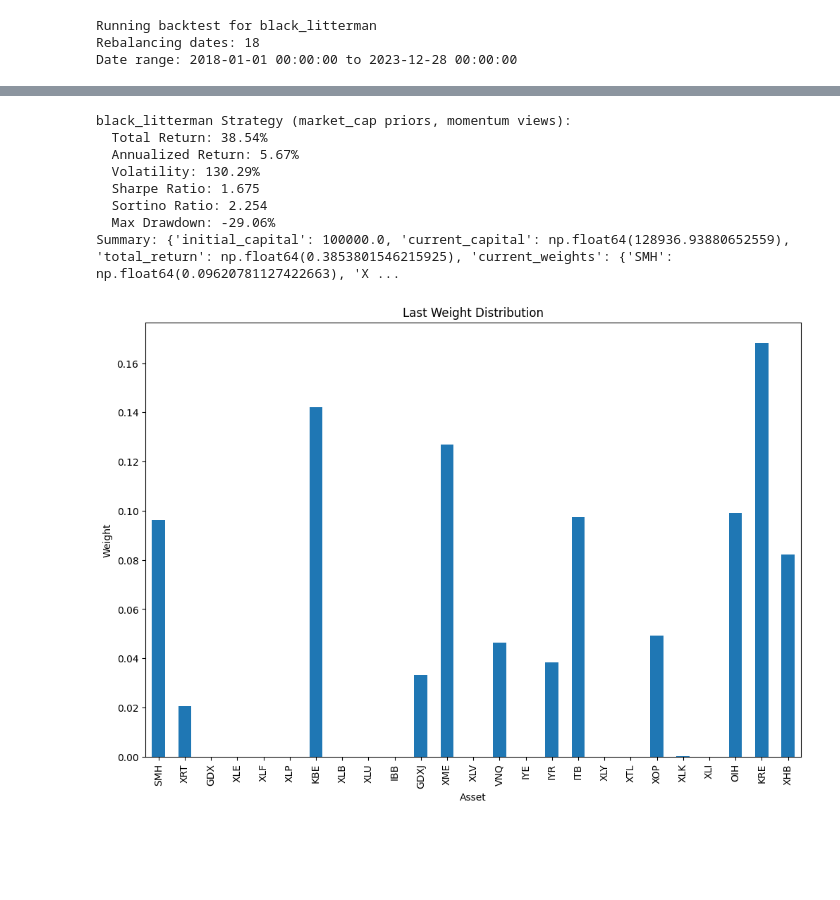
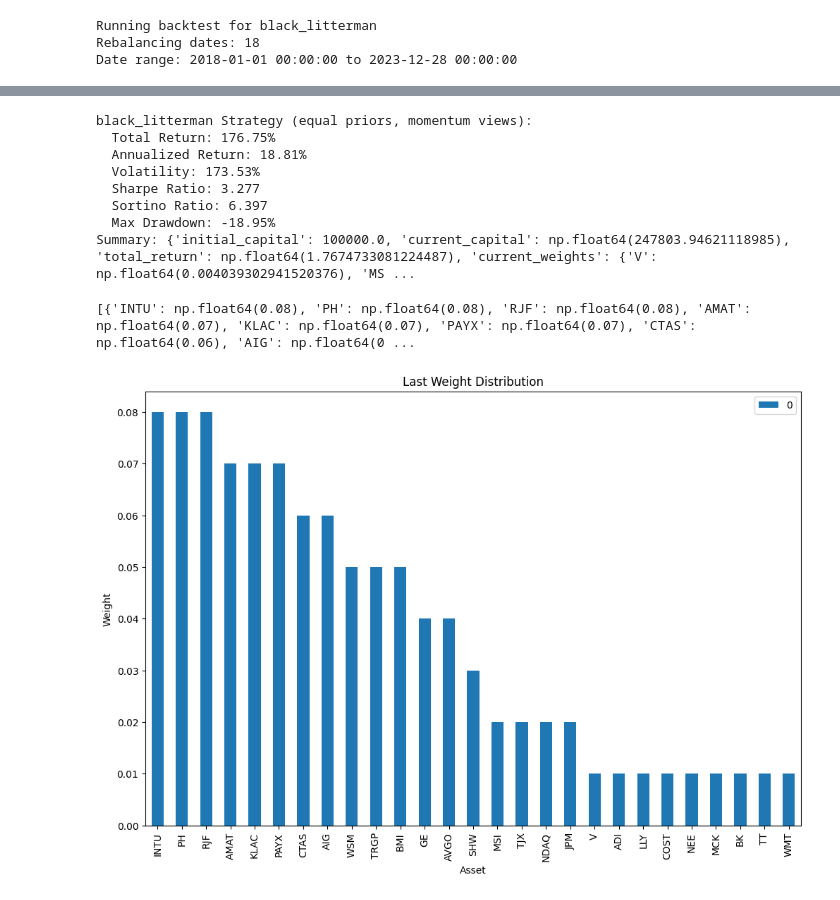
Before and after one commit to angrycarrots/optfolio, a Jupyter notebook: play01.ipynb, the cells around one changed output, grey strips where cells are left out. Cells and saved outputs as stored; diff of their text form; code cells hidden in the pictures; blank space fills up the shorter version.

```diff
--- a/play01.ipynb
+++ b/play01.ipynb
@@ -33,6 +33,7 @@ sectors = [
         "XOP", "IYR", "XHB", "ITB", "VNQ", "GDXJ", "IYE", "OIH", "XME", "XRT",
         "SMH", "IBB", "KBE", "KRE", "XTL"
     ]
+sectors = ['WSM', 'PAYX', 'BMI', 'BK', 'NDAQ', 'MSI', 'WMT', 'TJX', 'AIG', 'RJF', 'V', 'CTAS', 'TT', 'TRGP', 'JPM', 'GE', 'MCK', 'PH', 'LLY', 'COST', 'AVGO', 'NEE', 'AMAT', 'ADI', 'SHW', 'INTU', 'KLAC']
 # Load all available data
 prices = data_loader.load_prices(tickers=sectors)
 returns = data_loader.get_returns()
@@ -152,6 +154,6 @@ Rebalancing dates: 18
 # %%
 strategy = StrategyFactory.create('black_litterman',
-                            prior_method="market_cap", view_method="momentum")
+                            prior_method="equal", view_method="momentum")
 rebalance_freq = {"months": 3}
 result = backtester.run_backtest(strategy=strategy,rebalance_freq=rebalance_freq,
     start_date='2018-01-01',  # Start from 2021 to have enough history
@@ -193,11 +176,11 @@ print(f"  Sortino Ratio: {metrics.get('sortino_ratio', 0):.3f}")
 print(f"  Max Drawdown: {metrics.get('max_drawdown', 0):.2%}")
 print(f"Summary: {result['summary']}")
 # %% [output]
-black_litterman Strategy (market_cap priors, momentum views):
-  Total Return: 38.54%
-  Annualized Return: 5.67%
-  Volatility: 130.29%
-  Sharpe Ratio: 1.675
-  Sortino Ratio: 2.254
-  Max Drawdown: -29.06%
-Summary: {'initial_capital': 100000.0, 'current_capital': np.float64(128936.93880652559), 'total_return': np.float64(0.3853801546215925), 'current_weights': {'SMH': np.float64(0.09620781127422663), 'X ...
+black_litterman Strategy (equal priors, momentum views):
+  Total Return: 176.75%
+  Annualized Return: 18.81%
+  Volatility: 173.53%
+  Sharpe Ratio: 3.277
+  Sortino Ratio: 6.397
+  Max Drawdown: -18.95%
+Summary: {'initial_capital': 100000.0, 'current_capital': np.float64(247803.94621118985), 'total_return': np.float64(1.7674733081224487), 'current_weights': {'V': np.float64(0.004039302941520376), 'MS ...
@@ -204,13 +189,15 @@ Summary: {'initial_capital': 100000.0, 'current_capital': np.float64(128936.9388
 # %%
 # last weight
 weight_df = pd.DataFrame(result['weight_history'])
-lw = weight_df.iloc[-1]
+print([result['last_weights']])
+lw = pd.DataFrame([result['last_weights']]).T
 import matplotlib.pyplot as plt
 plt.figure(figsize=(12, 8))
 lw.plot(kind='bar', ax=plt.gca())
 plt.title('Last Weight Distribution')
 plt.xlabel('Asset')
 plt.ylabel('Weight')
 plt.show()
 # %% [output]
+[{'INTU': np.float64(0.08), 'PH': np.float64(0.08), 'RJF': np.float64(0.08), 'AMAT': np.float64(0.07), 'KLAC': np.float64(0.07), 'PAYX': np.float64(0.07), 'CTAS': np.float64(0.06), 'AIG': np.float64(0 ...
-[figure, old version]
+[figure, new version]
```
Also changed, not shown: parts of 6 cells of this notebook, 2 other files.
